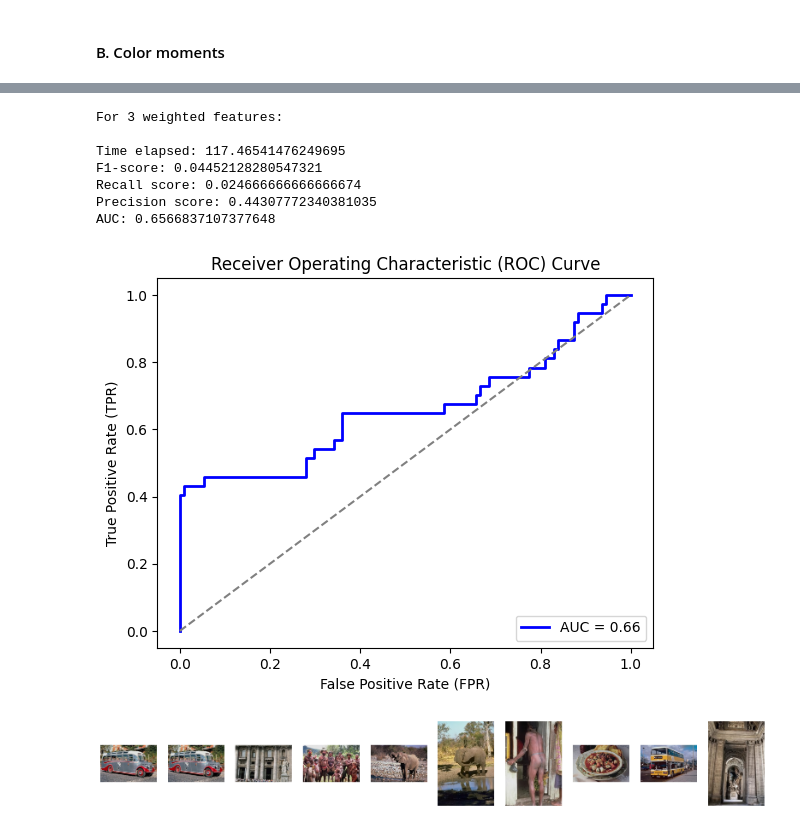
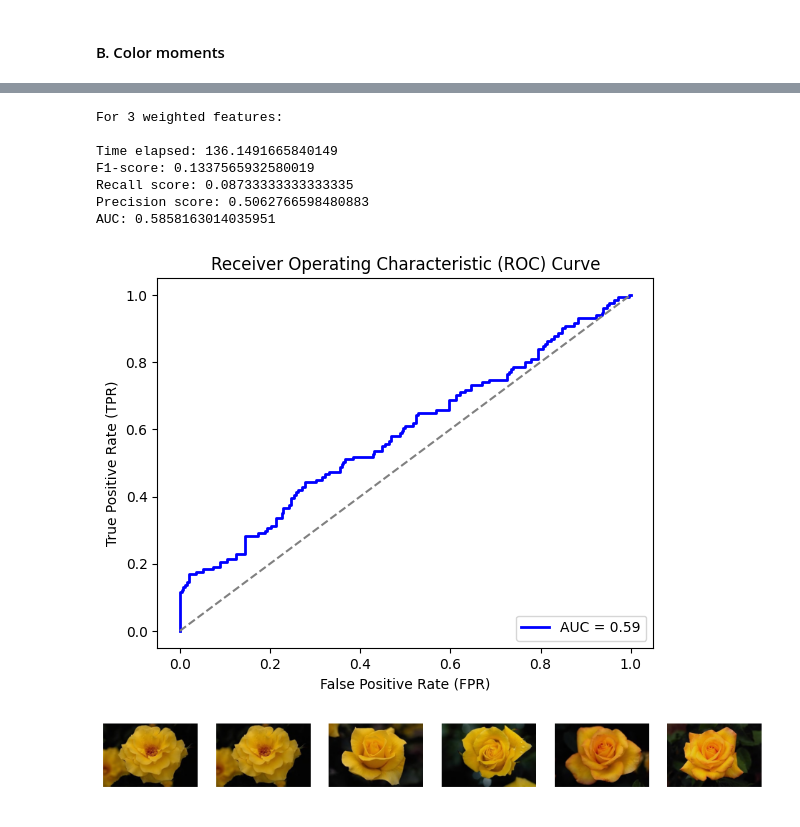
Before and after one commit to DiaeddinTahboub/Computer-Vision-Assignment-2, a Jupyter notebook: Code.ipynb, the cells around one changed output, grey strips where cells are left out. Drawn from its saved outputs; the diff is of its cells as text; code cells hidden in the pictures.

```diff
--- a/Code.ipynb
+++ b/Code.ipynb
@@ -238,20 +484,20 @@ AUC: nan
 # %%
 print("For 3 weighted features: \n")
 start_time = time.time()
-function_tuple = retrieve_similar_images_using_moments(images=images, threshold=0.01, weights=[0.25, 0.35, 0.4], six_features=False)
+function_tuple = retrieve_similar_images(images=images, technique='moments',threshold=0.001, six_features=False, weights=[0.25, 0.35, 0.4])
 end_time = time.time()
 print(f"Time elapsed: {end_time - start_time}")
 show_results(function_tuple)
 # %% [output]
 For 3 weighted features:
 
-Time elapsed: 117.46541476249695
-F1-score: 0.04452128280547321
-Recall score: 0.024666666666666674
-Precision score: 0.44307772340381035
-AUC: 0.6566837107377648
+Time elapsed: 136.1491665840149
+F1-score: 0.1337565932580019
+Recall score: 0.08733333333333335
+Precision score: 0.5062766598480883
+AUC: 0.5858163014035951
-[figure, old version]
+[figure, new version]
-[figure, old version]
+[figure, new version]
 # %%
 print("For 6 weighted features: \n")
 start_time = time.time()
```
Also changed, not shown: parts of 33 cells of this notebook.
